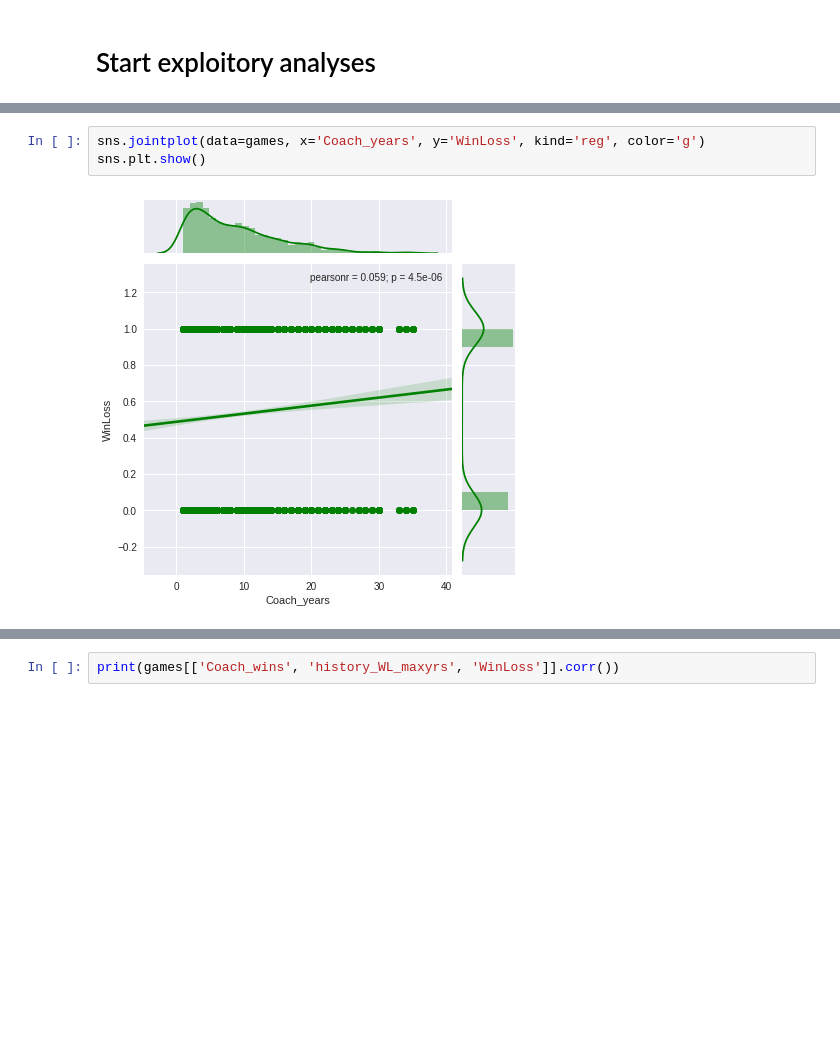
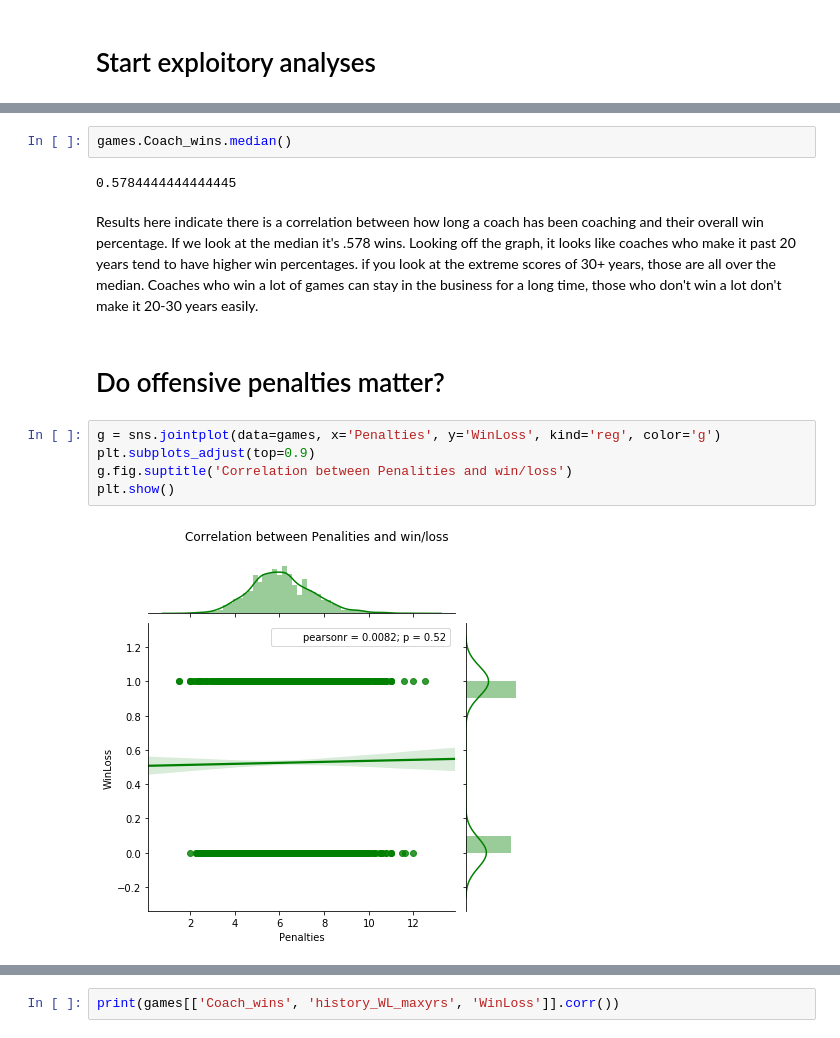
Before and after one commit to cjohns38/ncaafootball, a Jupyter notebook: Exploratory.ipynb, the cells around one changed output, grey strips where cells are left out. Saved outputs shown, nothing was run; the diff lists cells and outputs as text; blank space fills up the shorter version.

```diff
--- a/Exploratory.ipynb
+++ b/Exploratory.ipynb
@@ -119,5 +151,15 @@ variables_of_interest
+# %%
+games.Coach_wins.median()
+# %% [output]
+0.5784444444444445
+# %% [markdown]
+Results here indicate there is a correlation between how long a coach has been coaching and their overall win percentage.  If we look at the median it's .578 wins. Looking off the graph, it looks like coaches who make it past 20 years tend to have higher win percentages. if you look at the extreme scores of 30+ years, those are all over the median.  Coaches who win a lot of games can stay in the business for a long time, those who don't win a lot don't make it 20-30 years easily.
+# %% [markdown]
+# Do offensive penalties matter?
 # %%
-sns.jointplot(data=games, x='Coach_years', y='WinLoss', kind='reg', color='g')
-sns.plt.show()
+g = sns.jointplot(data=games, x='Penalties', y='WinLoss', kind='reg', color='g')
+plt.subplots_adjust(top=0.9)
+g.fig.suptitle('Correlation between Penalities and win/loss')
+plt.show()
 # %% [output]
-[figure, old version]
+[figure, new version]
```
Also changed, not shown: parts of 42 cells of this notebook, 1 other file.
